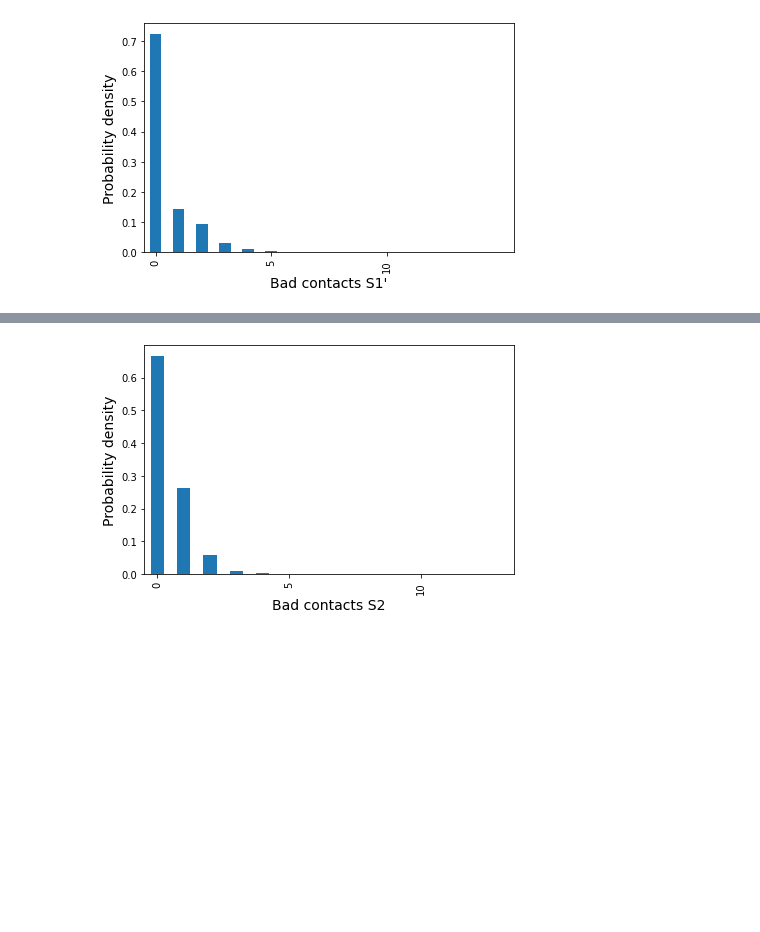
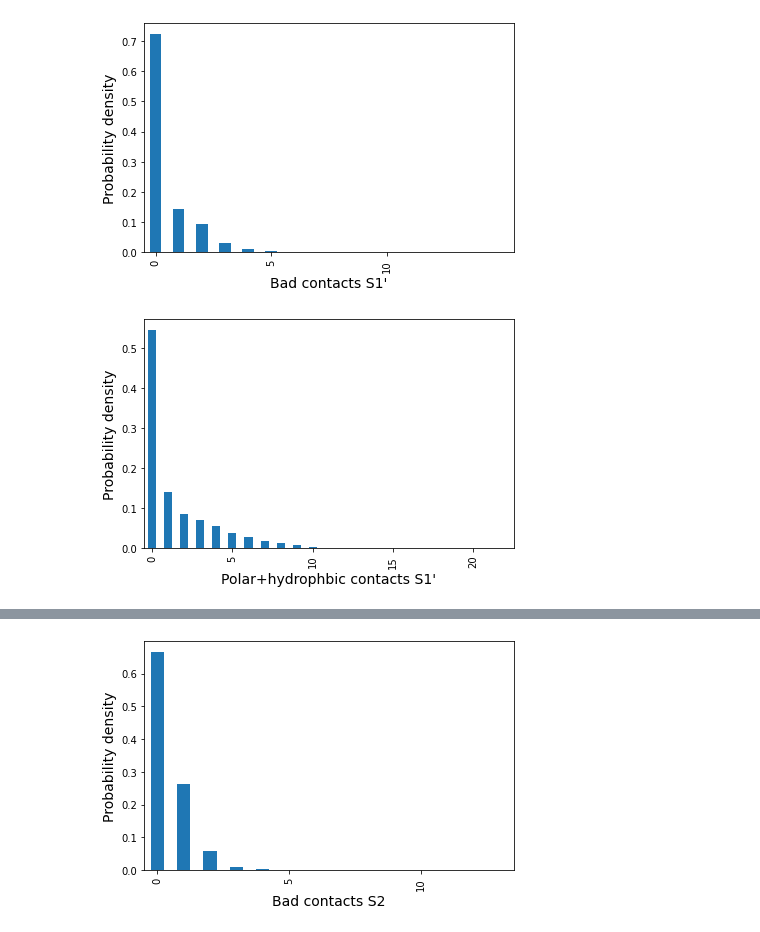
Before and after one commit to jglaser/gigadocking_notebooks, a Jupyter notebook: Gigadocking.ipynb, the cells around one changed output, grey strips where cells are left out. Saved outputs shown, nothing was run; the diff lists cells and outputs as text; code cells hidden in the pictures; blank space fills up the shorter version.

```diff
--- a/Gigadocking.ipynb
+++ b/Gigadocking.ipynb
@@ -374,3 +409,18 @@ fig.tight_layout()
+# %%
+import numpy as np
+df_hist['hist_norm'] = df_hist.bincount/df_hist.bincount.sum()/bin_width
+ax = df_hist.plot.bar(x="bucket_floor",y="hist_norm",legend=None)
+#ax.figure.set_size_inches(6,6)
+ax.set_xlabel("Polar+hydrophbic contacts S1'",fontsize=14)
+ax.set_ylabel("Probability density",fontsize=14)
+xticks = np.arange(0,df_hist['bucket_floor'].max(),5).astype(np.int32)
+ax.set_xticks(xticks)
+ax.set_xticklabels(xticks)
+#ax.set_yscale('log')
+fig = ax.get_figure()
+fig.tight_layout()
+# %% [output]
+[figure, added]
 # %%
 #Histogram of XGBoost scores
 from google.cloud import bigquery
```
Also changed, not shown: parts of 7 cells of this notebook.
